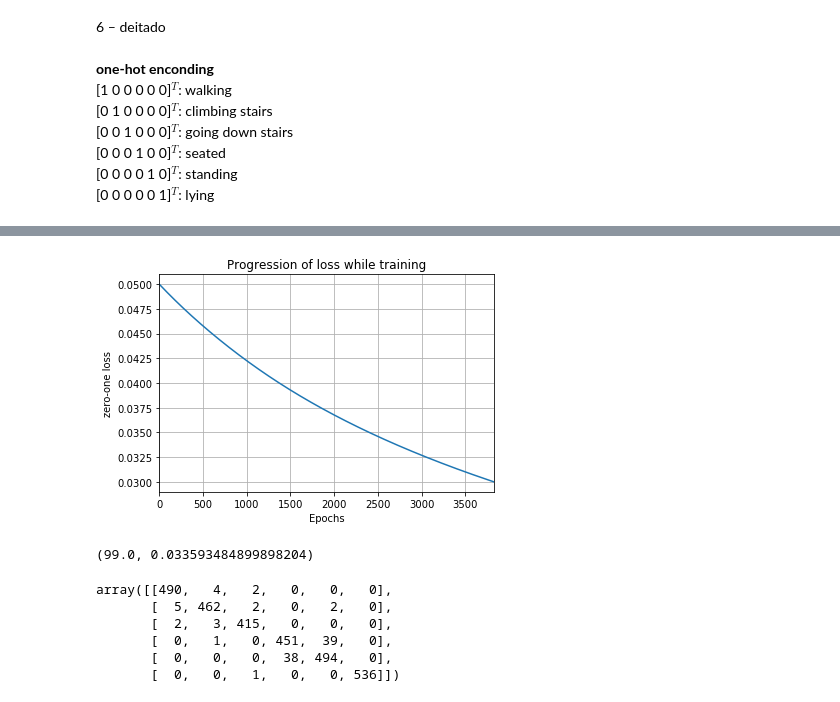
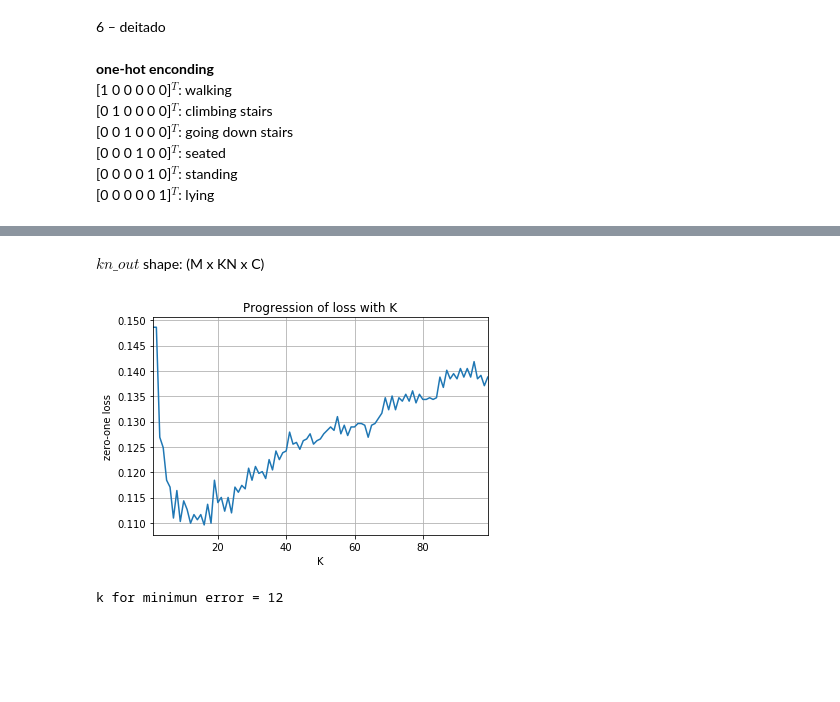
Before and after one commit to ito-rafael/IA006C-MachineLearning, a Jupyter notebook: efc2/efc2_ex2_knn.ipynb, the cells around one changed output, grey strips where cells are left out. Cells and saved outputs as stored; diff of their text form; code cells hidden in the pictures; blank space fills up the shorter version.

```diff
--- a/efc2/efc2_ex2_knn.ipynb
+++ b/efc2/efc2_ex2_knn.ipynb
@@ -174,0 +172,9 @@ error.append(e)
+# %%
+# discover permutation to order D_part
+permutation = D_part.argsort()
+# apply this permutation to distances and indexes matrix
+D_sort = permutation_array(D_part, permutation)
+I_sort = permutation_array(I_part, permutation)
+I_sort = I_sort.astype(int)
+# %% [markdown]
+$kn\_out$ shape: (M x KN x C)
@@ -175,12 +188,44 @@ error.append(e)
+# %%
+error = []
+#weights = 'uniform'
+weights = 'distance'
+
+for k in range(1,100):
+    # find indexes of KN smallest distances
+    index = I_sort[:,:k]
+    #----------------------------
+    # uniform weights
+    if (weights == 'uniform'):
+        # check the class for these indexes
+        kn_out = y[index]
+    #----------------------------
+    # weight points by the inverse of their distance
+    elif (weights == 'distance'):
+        kn_out = y[index]
+        w = (1/D_sort[:,:k]).reshape(M,k,1)
+        kn_out = w * kn_out
+    #----------------------------
+    # user-defined function
+    else:
+        # input: array of distances
+        # output: array of the same shape containing the weights
+        pass
+    #----------------------------
+    # sum the KN outputs and decide by majority voting
+    votes = np.sum(kn_out, axis=1)
+    ŷ = max_pooling(votes)
+    # calculate zero-one loss
+    e = zero_one_loss(y_test,ŷ)
+    error.append(e)
 # %%
 # plots
-plt.plot(error)
-plt.xlabel('Epochs')
+plt.plot(range(1,100), error)
+plt.xlabel('K')
 plt.ylabel('zero-one loss')
 plt.autoscale(axis='x', tight=True)
-plt.title('Progression of loss while training')
+plt.title('Progression of loss with K')
 plt.grid(True)
 plt.savefig(path + 'zero_one_loss', dpi=300)
 plt.show()
 # %% [output]
-[figure, old version]
+[figure, new version]
@@ -197,14 +232,5 @@ phi = np.insert(x, 0, [1], axis=1)
-# %%
-zero_one_loss(y, max_pooling(ŷ))
-# %% [output]
-(99.0, 0.033593484899898204)
-# %%
-ŷ_dec = one_hot_decoder(max_pooling(ŷ))
-confusion_matrix(y_test_raw, ŷ_dec)
-# %% [output]
-array([[490,   4,   2,   0,   0,   0],
-       [  5, 462,   2,   0,   2,   0],
-       [  2,   3, 415,   0,   0,   0],
-       [  0,   1,   0, 451,  39,   0],
-       [  0,   0,   0,  38, 494,   0],
-       [  0,   0,   1,   0,   0, 536]])
+# %%
+k_best = error.index(min(error)) + 1
+print('k for minimun error =', k_best)
+# %% [output]
+k for minimun error = 12
```
Also changed, not shown: parts of 27 cells of this notebook, 4 other files.
